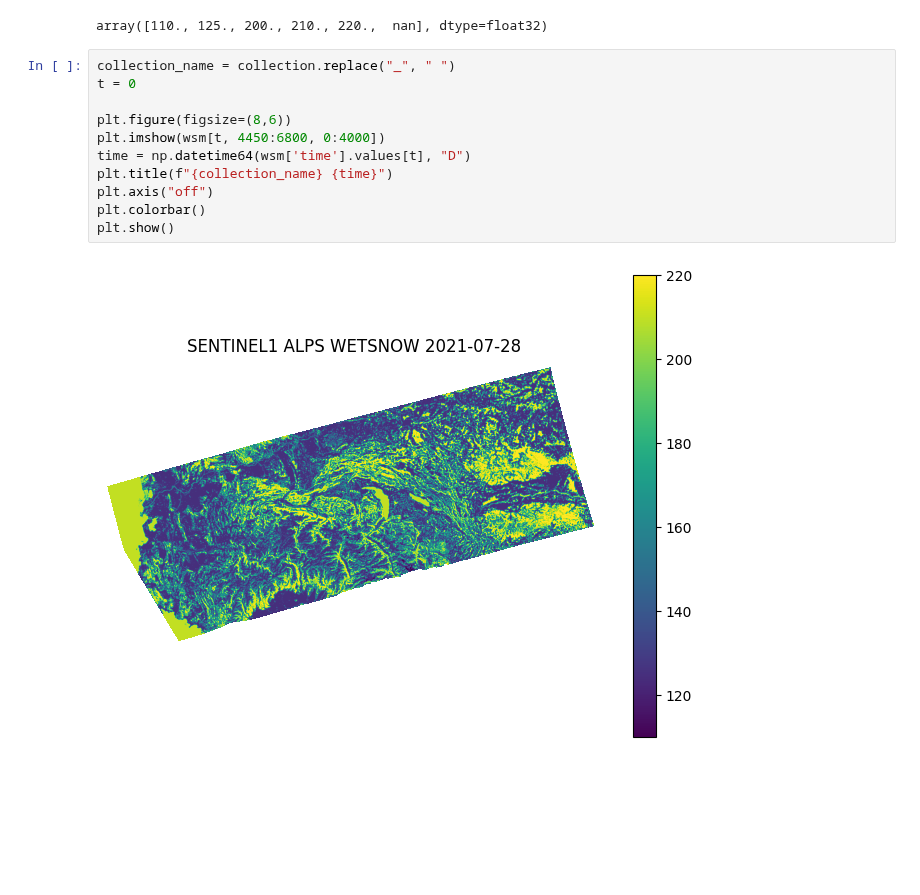
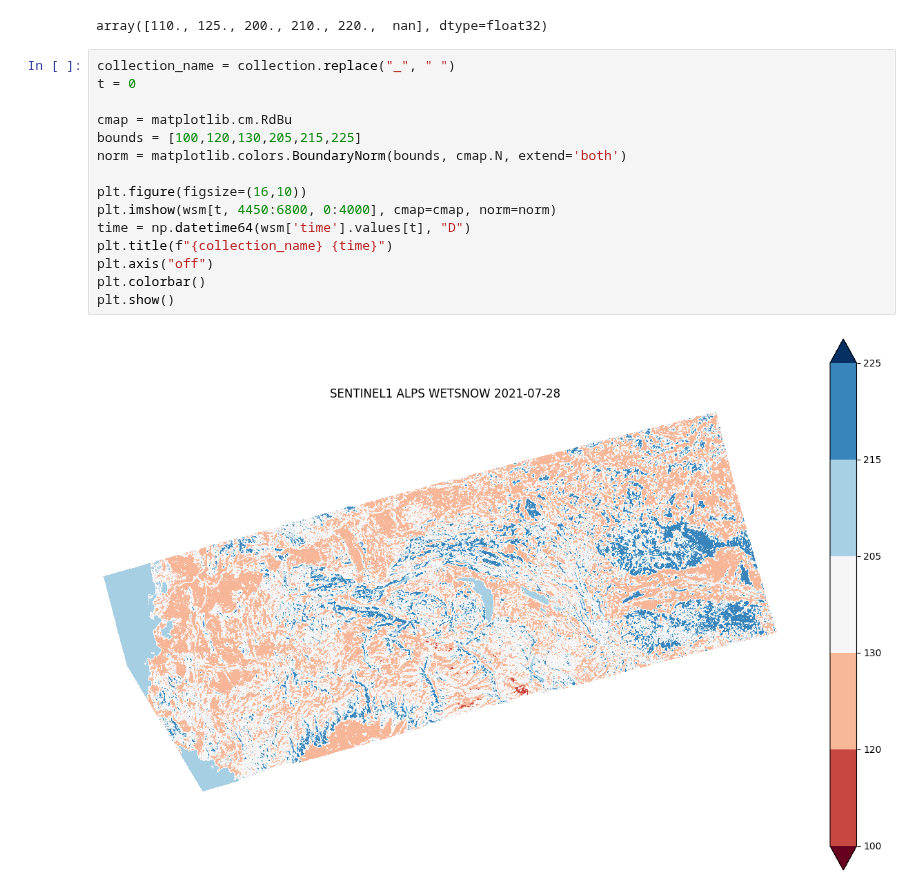
Before and after one commit to eodcgmbh/eodc-examples, a Jupyter notebook: tutorials/wetsnow-explorer.ipynb, the cells around one changed output. Saved outputs shown, nothing was run; the diff lists cells and outputs as text; blank space fills up the shorter version.

Commit message:
update colorbar

```diff
--- a/tutorials/wetsnow-explorer.ipynb
+++ b/tutorials/wetsnow-explorer.ipynb
@@ -91,13 +92,17 @@ array([110., 125., 200., 210., 220.,  nan], dtype=float32)
 # %%
 collection_name = collection.replace("_", " ")
 t = 0
 
-plt.figure(figsize=(8,6))
-plt.imshow(wsm[t, 4450:6800, 0:4000])
+cmap = matplotlib.cm.RdBu
+bounds = [100,120,130,205,215,225]
+norm = matplotlib.colors.BoundaryNorm(bounds, cmap.N, extend='both')
+
+plt.figure(figsize=(16,10))
+plt.imshow(wsm[t, 4450:6800, 0:4000], cmap=cmap, norm=norm)
 time = np.datetime64(wsm['time'].values[t], "D")
 plt.title(f"{collection_name} {time}")
 plt.axis("off")
 plt.colorbar()
 plt.show()
 # %% [output]
-[figure, old version]
+[figure, new version]
```
Also changed, not shown: parts of 1 cell of this notebook.
